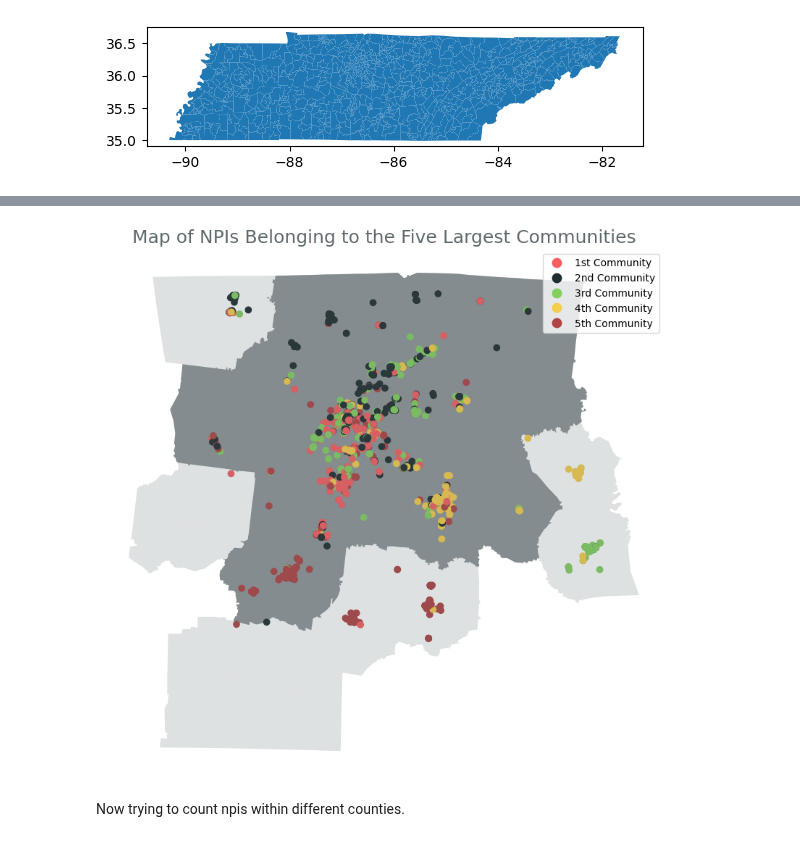
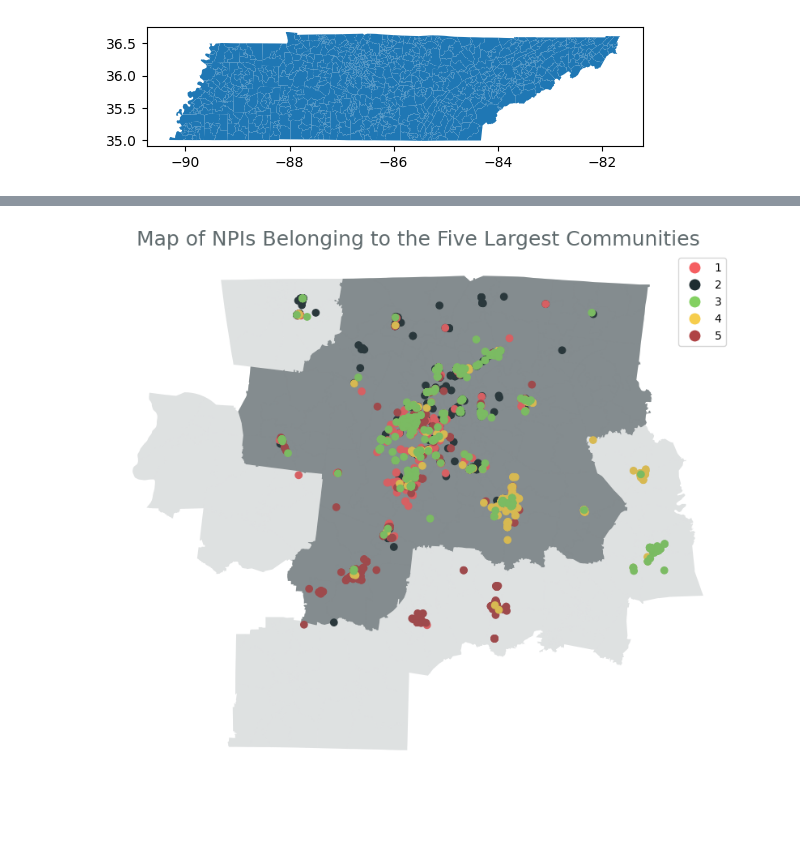
Before and after one commit to tomoumer/hop_team-the-hindenburgs, a Jupyter notebook: notebooks/mapping_communities.ipynb, the cells around one changed output, grey strips where cells are left out. Cells and saved outputs as stored; diff of their text form; code cells hidden in the pictures; blank space fills up the shorter version.

Commit message:
finalizing the geospatial analysis including visualizing the largest communities individually

```diff
--- a/notebooks/mapping_communities.ipynb
+++ b/notebooks/mapping_communities.ipynb
@@ -280,0 +185,11 @@ County codes:
+# %%
+communities_by_size = (
+    louvain_community
+    .groupby('communityId')
+    .count()
+    .sort_values(by='name', ascending=False)
+    .reset_index()
+    .rename(columns={'name': 'npi_count'})
+)
+
+communities_by_size['size_ranked'] = communities_by_size['npi_count'].rank(method='min', ascending=False).astype(int)
@@ -280,0 +215,7 @@ County codes:
+# %%
+# bring in the size of the communities
+communities_geo = communities_geo.merge(communities_by_size, left_on='communityId', right_on='communityId')
+# %%
+topcommunities_geo = communities_geo.loc[communities_geo['size_ranked'] <= 5]
+
+topcommunities_geo['size_ranked'] = topcommunities_geo['size_ranked'].astype('category')
@@ -281,12 +241,10 @@ County codes:
 # %%
-relevant_counties = ['003', '015', '021', '037', '041', '043', '055', '081', '099', '111', '117', '119', '125', '147', '159', '165', '169', '177', '189', '187', '149']
+relevant_counties = ['003', '015', '021', '037', '041', '043', '055', '081', '099', '111', '117', '119', '125', '147', '159', '165', '169', '177', '189', '187', '149', '031', '085']
 # %%
 ax = cbsa_34980.plot(figsize=(10,10), color = '#5E696C', alpha=0.7)
-topcommunities_geo.loc[topcommunities_geo['lng'] < -84].plot(ax = ax, column= 'community_rank', cmap = ListedColormap(['#F55E61', '#1E2D31', '#83D061', '#F6CD4C', '#AF4345']), legend='True') #edgecolor = 'black'
+topcommunities_geo.loc[topcommunities_geo['lng'] < -84].plot(ax = ax, column= 'size_ranked', cmap = ListedColormap(['#F55E61', '#1E2D31', '#83D061', '#F6CD4C', '#AF4345']), legend='True') #edgecolor = 'black'
 counties.loc[counties['COUNTYFP'].isin(relevant_counties)].plot(ax=ax, color = '#5E696C', alpha=0.2)
 plt.title('Map of NPIs Belonging to the Five Largest Communities', fontsize = 18, color='#5E696C')
 ax.axis('off');
 # %% [output]
-[figure, old version]
+[figure, new version]
-# %% [markdown]
-Now trying to count npis within different counties.
```
Also changed, not shown: parts of 48 cells of this notebook, 1 other file.
